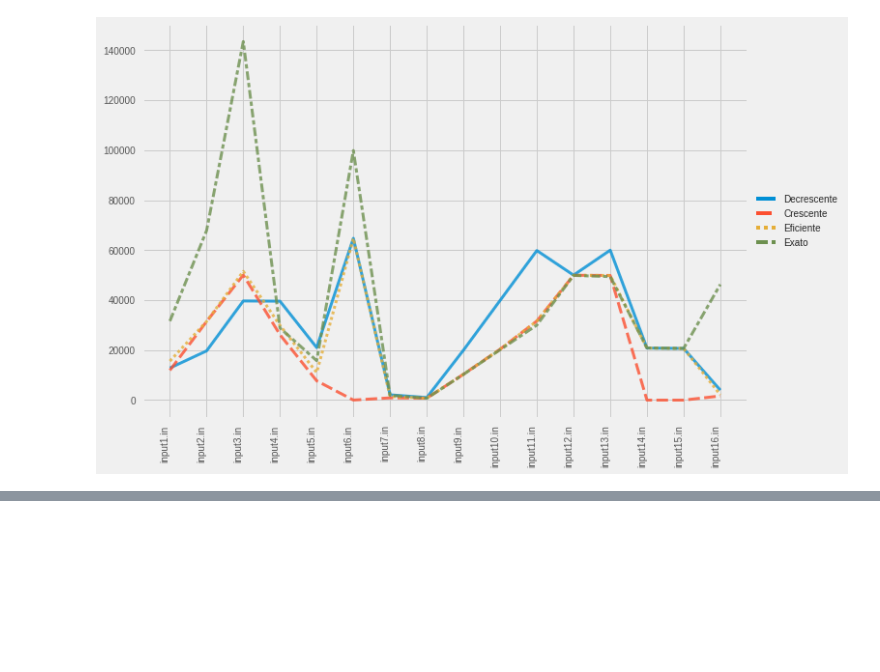
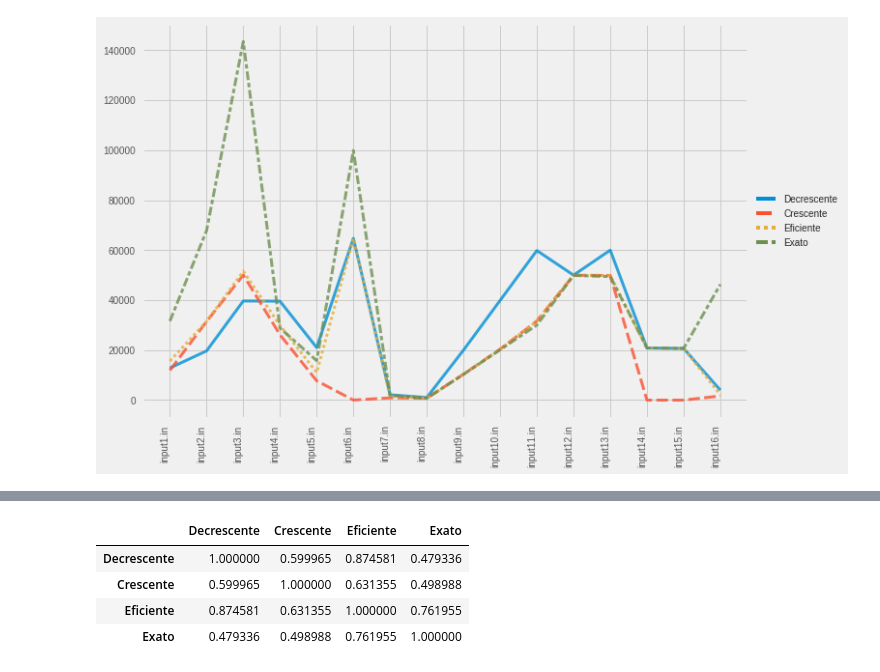
Before and after one commit to danbailo/T1-Teoria-Computacao, a Jupyter notebook: src/Trabalho 1 - Teoria da Computação.ipynb, the cells around one changed output, grey strips where cells are left out. Cells and saved outputs as stored; diff of their text form; code cells hidden in the pictures; blank space fills up the shorter version.

```diff
--- a/src/Trabalho 1 - Teoria da Computação.ipynb
+++ b/src/Trabalho 1 - Teoria da Computação.ipynb
@@ -167,0 +149,8 @@ sns.pairplot(df,diag_kind="kde", kind="reg", palette='rainbow')
+# %%
+df.corr()
+# %% [output]
+|  | Decrescente | Crescente | Eficiente | Exato |
+| Decrescente | 1.000000 | 0.599965 | 0.874581 | 0.479336 |
+| Crescente | 0.599965 | 1.000000 | 0.631355 | 0.498988 |
+| Eficiente | 0.874581 | 0.631355 | 1.000000 | 0.761955 |
+| Exato | 0.479336 | 0.498988 | 0.761955 | 1.000000 |
```
Also changed, not shown: parts of 5 cells of this notebook, 2 other files.
